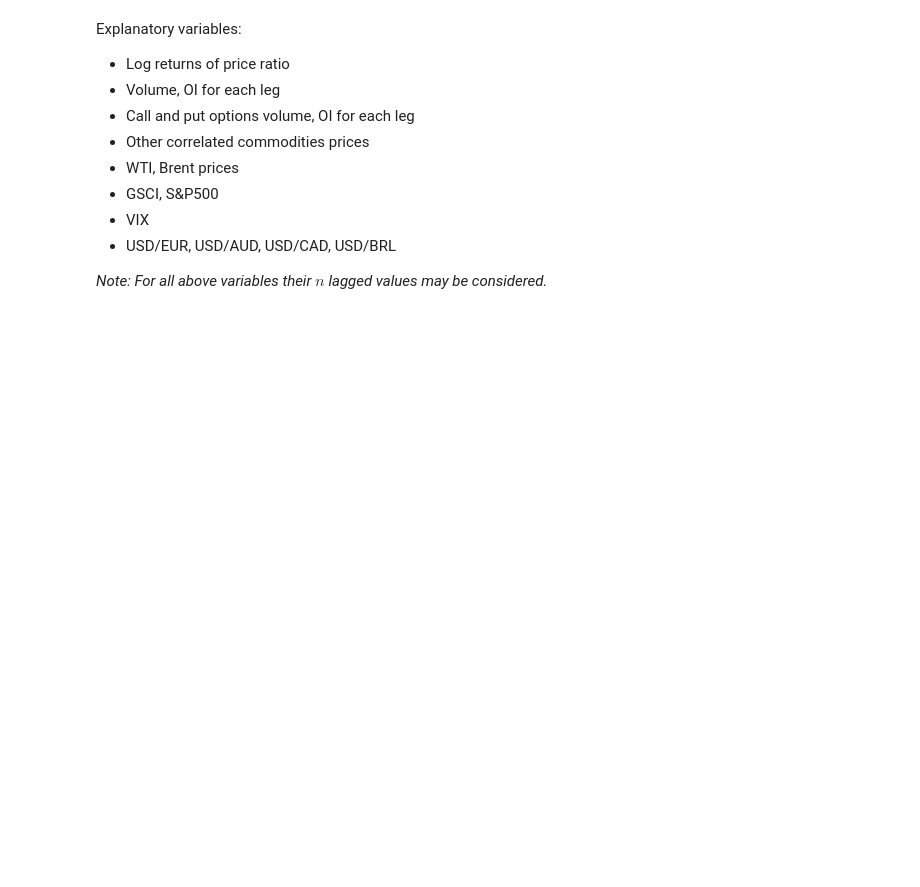
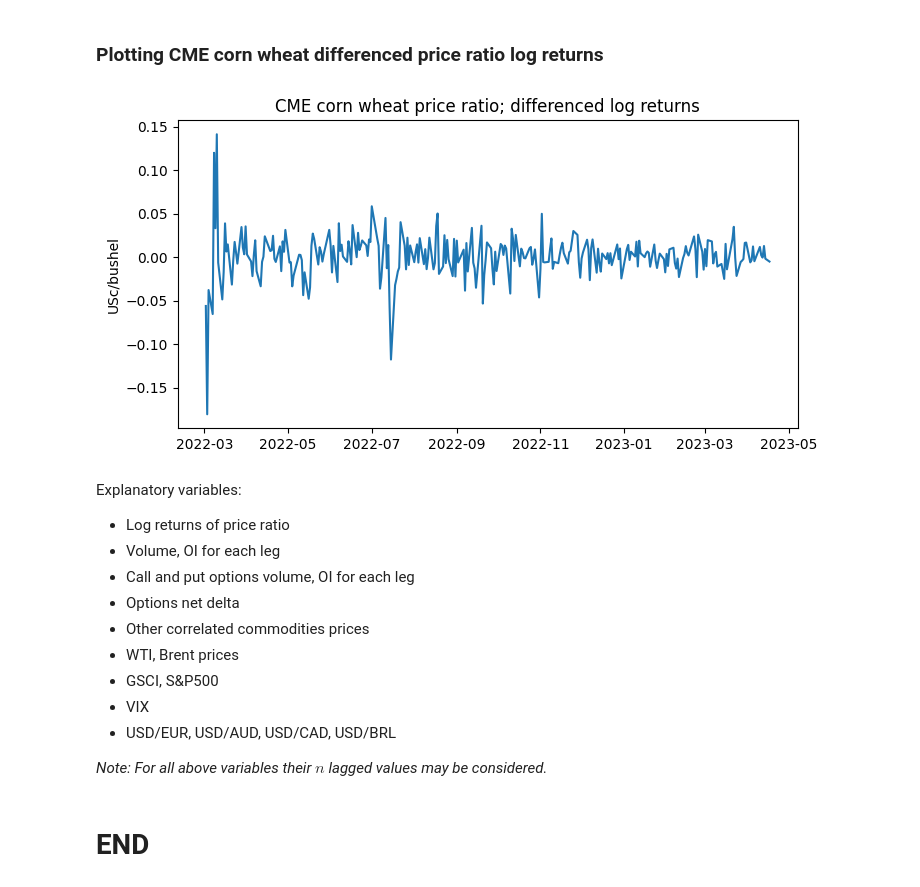
Before and after one commit to vzinkovski/commodities_mean_reversion_pairs_trading, a Jupyter notebook: commodities_mean_reversion.ipynb, the cells around one changed output. Drawn from its saved outputs; the diff is of its cells as text; code cells hidden in the pictures; blank space fills up the shorter version.

Commit message:
Differenced price ratio log returns

```diff
--- a/commodities_mean_reversion.ipynb
+++ b/commodities_mean_reversion.ipynb
@@ -2,0 +66,10 @@
+# %%
+# swap key/value for each dict entry in order to show
+# verbose commodity description rather than ticker
+columns = dict((v,k) for k,v in commodities.items())
+closing_prices = closing_prices.rename(columns=columns)
+
+# plot heatamp
+plt.subplots(figsize=(6,4))
+sns.heatmap(closing_prices.corr(), annot=True, cmap='coolwarm',
+            linewidths=0.5, vmin=-1, vmax=1, fmt='.2f');
@@ -2,0 +80,12 @@
+# %%
+# calculate ratio
+ratio = closing_prices['corn'] / closing_prices['srw']
+log_ratio = np.log(ratio).ffill()
+log_ratio
+
+# plot ratio
+plt.subplots(figsize=(8, 4))
+plt.plot(closing_prices.index, log_ratio)
+plt.title('CME corn wheat price ratio log returns')
+plt.ylabel('USc/bushel')
+plt.show()
@@ -2,0 +116,10 @@
+# %%
+# differencing
+log_ratio_diff = log_ratio.diff().dropna()
+
+result = adfuller(log_ratio_diff)
+print('ADF Statistic: %f' % result[0], '\n')
+print('p-value: %f' % result[1], '\n')
+print('Critical Values:')
+for key, value in result[4].items():
+	print('%s: %.3f' % (key, value))
@@ -3,8 +135,20 @@
+# %% [markdown]
+### Plotting CME corn wheat differenced price ratio log returns
+# %%
+# plot differenced ratio
+plt.subplots(figsize=(8, 4))
+plt.plot(log_ratio_diff.index, log_ratio_diff)
+plt.title('CME corn wheat price ratio; differenced log returns')
+plt.ylabel('USc/bushel')
+plt.show()
+# %% [output]
+[figure, added]
 # %% [markdown]
 Explanatory variables:
 - Log returns of price ratio
 - Volume, OI for each leg
 - Call and put options volume, OI for each leg
+- Options net delta
 - Other correlated commodities prices
 - WTI, Brent prices
 - GSCI, S&P500
@@ -12,3 +156,5 @@ Explanatory variables:
 - USD/EUR, USD/AUD, USD/CAD, USD/BRL
 
 *Note: For all above variables their $n$ lagged values may be considered.*
+# %% [markdown]
+# END
```
Also changed, not shown: parts of 15 cells of this notebook.
